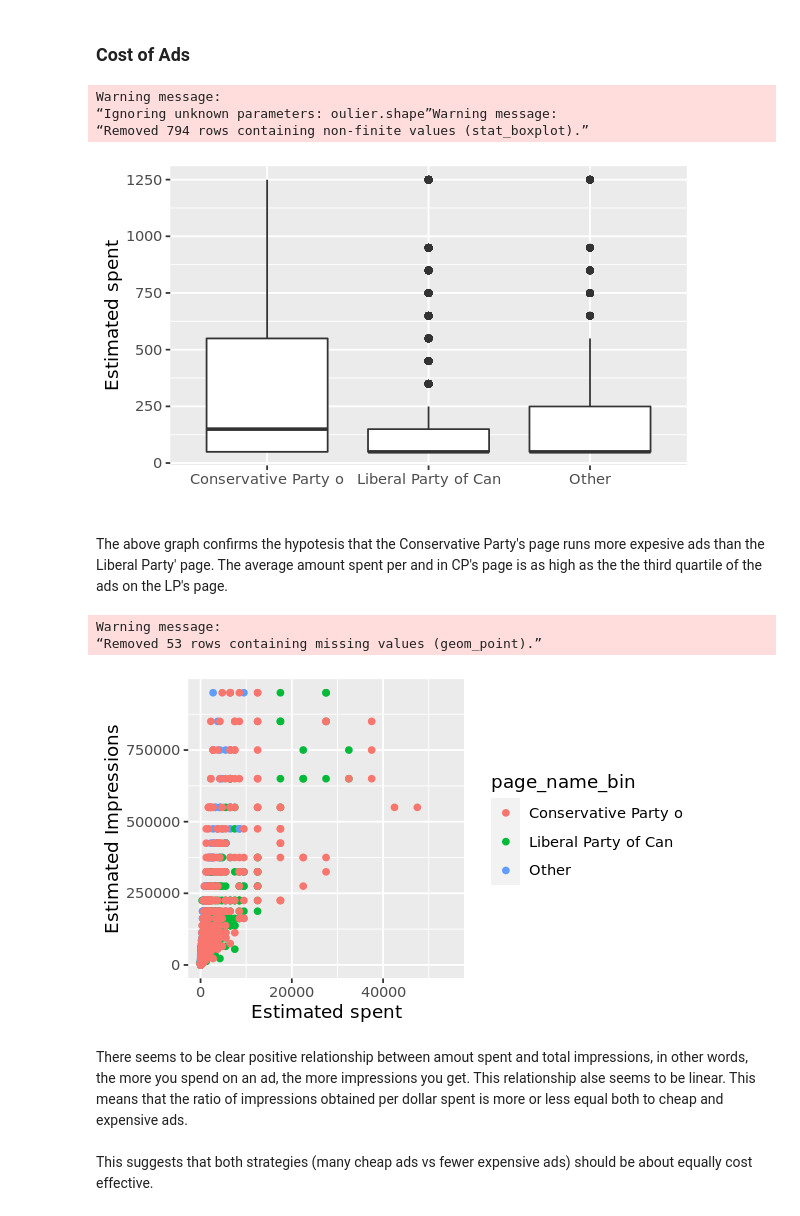
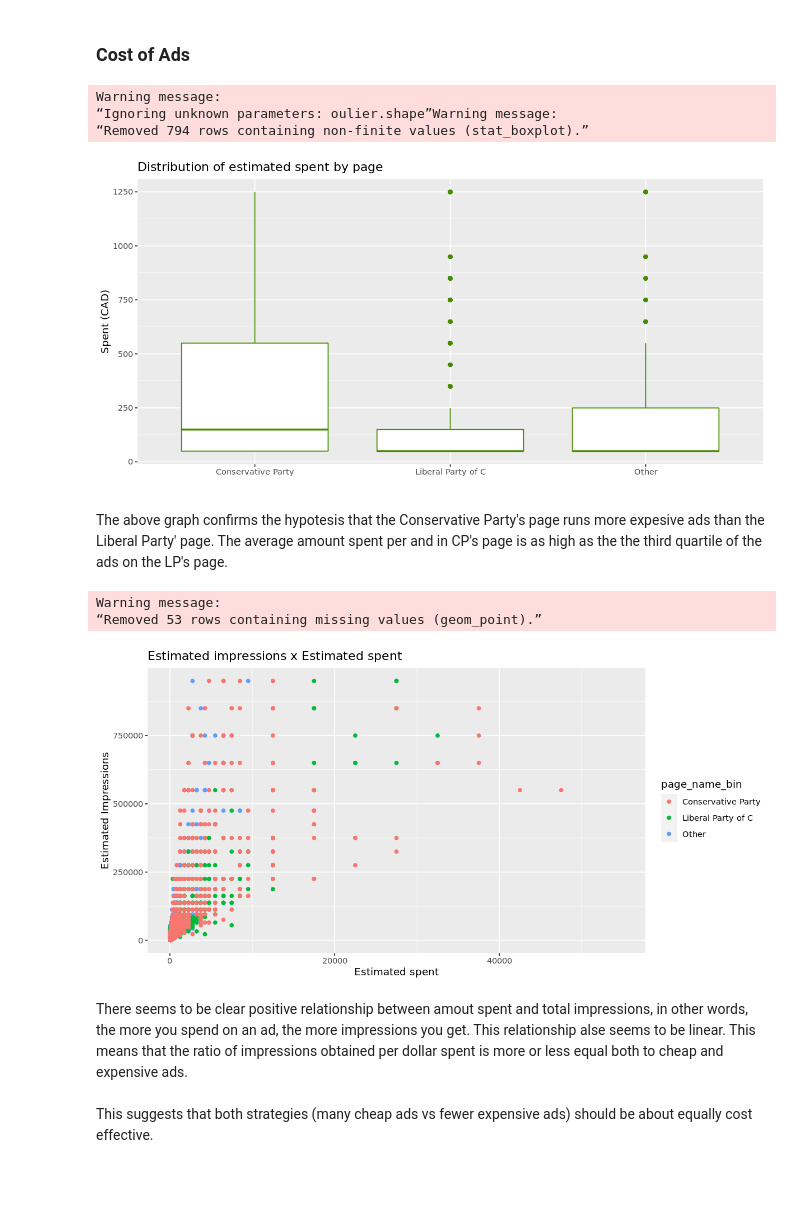
Before and after one commit to atiagosoares/ads_archive, a Jupyter notebook: analisys.ipynb, the cells around one changed output. Drawn from its saved outputs; the diff is of its cells as text; code cells hidden in the pictures; blank space fills up the shorter version.

```diff
--- a/analisys.ipynb
+++ b/analisys.ipynb
@@ -20,7 +10,7 @@ dbr_df = as_tibble(read.csv('data/delivery_by_region.csv', stringsAsFactors = FA
 ads_df$spend_estimate = (ads_df$spend_lower_bound + ads_df$spend_upper_bound)/2
 ads_df$impressions_estimate = (ads_df$impressions_lower_bound + ads_df$impressions_upper_bound)/2
 # %%
-ads_df$page_name_short = substr(ads_df$page_name, 1, 20)
+ads_df$page_name_short = substr(ads_df$page_name, 1, 18)
 
 ads_df$page_name_bin = ads_df$page_name_short
 
@@ -88,25 +133,25 @@ ggplot(data = dbr_df) +
 ### Cost of Ads
 # %%
 ggplot(data = ads_df) +
-    geom_boxplot(mapping = aes(x = page_name_bin, y = spend_estimate), oulier.shape = NA) +
+    geom_boxplot(mapping = aes(x = page_name_bin, y = spend_estimate), oulier.shape = NA, color = "chartreuse4") +
     scale_y_continuous(limits = quantile(ads_df$spend_estimate, c(0.1, 0.9))) +
-    labs(y = "Estimated spent", x = "")
+    labs(y = "Spent (CAD)", x = "", title = "Distribution of estimated spent by page")
 # %% [output]
 Warning message:
 “Ignoring unknown parameters: oulier.shape”Warning message:
 “Removed 794 rows containing non-finite values (stat_boxplot).”
-[figure, old version]
+[figure, new version]
 # %% [markdown]
 The above graph confirms the hypotesis that the Conservative Party's page runs more expesive ads than the Liberal Party' page. The average amount spent per and in CP's page is as high as the the third quartile of the ads on the LP's page.
 # %%
 # There is a clear positive and linear relationship between amount spent and number of impressions
 ggplot(data = ads_df) +
     geom_point(mapping = aes(x = spend_estimate, y = impressions_estimate, color = page_name_bin)) +
-    labs( y = "Estimated Impressions", x = "Estimated spent")
+    labs( y = "Estimated Impressions", x = "Estimated spent", title = "Estimated impressions x Estimated spent")
 # %% [output]
 Warning message:
 “Removed 53 rows containing missing values (geom_point).”
-[figure, old version]
+[figure, new version]
 # %% [markdown]
 There seems to be clear positive relationship between amout spent and total impressions, in other words, the more you spend on an ad, the more impressions you get. This relationship alse seems to be linear. This means that the ratio of impressions obtained per dollar spent is more or less equal both to cheap and expensive ads. <br><br>
 This suggests that both strategies (many cheap ads vs fewer expensive ads) should be about equally cost effective.
```
Also changed, not shown: parts of 20 cells of this notebook.
